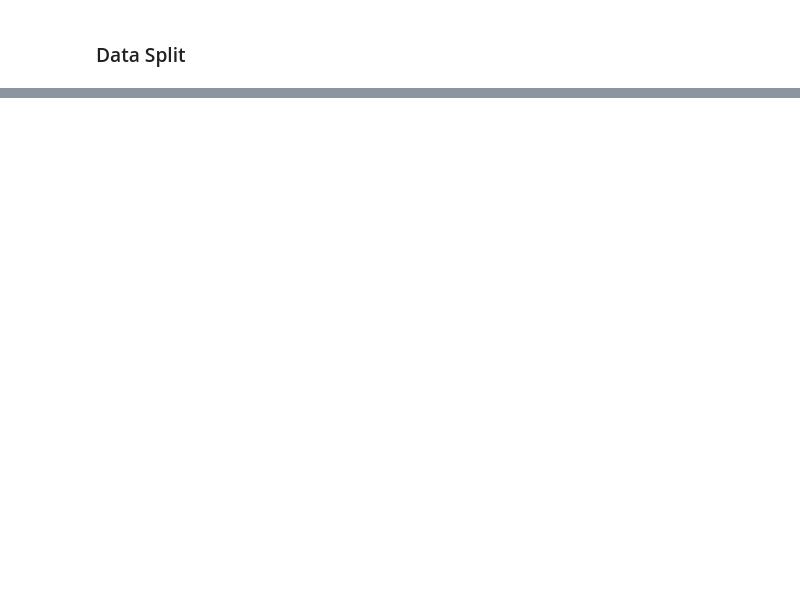
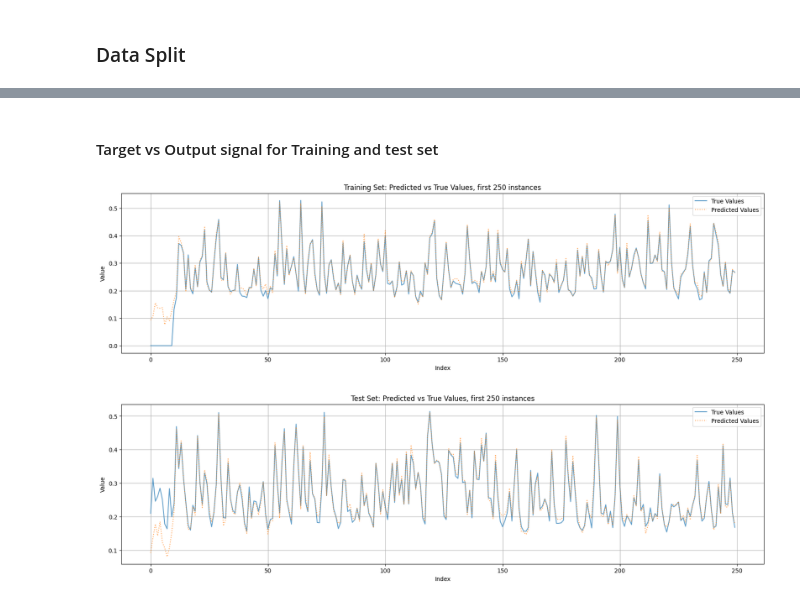
Before and after one commit to francealip/cns_lab, a Jupyter notebook: LAB3_1/main.ipynb, the cells around one changed output, grey strips where cells are left out. Cells and saved outputs as stored; diff of their text form; code cells hidden in the pictures; blank space fills up the shorter version.

```diff
--- a/LAB3_1/main.ipynb
+++ b/LAB3_1/main.ipynb
@@ -96,0 +141,14 @@ plot_histories(t_history, v_history)
+# %% [markdown]
+#### Target vs Output signal for Training and test set
+# %%
+from utils import plot_predictions
+
+
+y_train_pred = best_model.forward(x_retrain)
+plot_predictions(y_train, y_train_pred, "Training Set: Predicted vs True Values, first 250 instances", 250)
+
+y_test_pred = best_model.forward(x_test)
+plot_predictions(y_test, y_test_pred, "Test Set: Predicted vs True Values, first 250 instances", 250)
+# %% [output]
+[figure, added]
+[figure, added]
```
Also changed, not shown: parts of 20 cells of this notebook, 6 other files.
